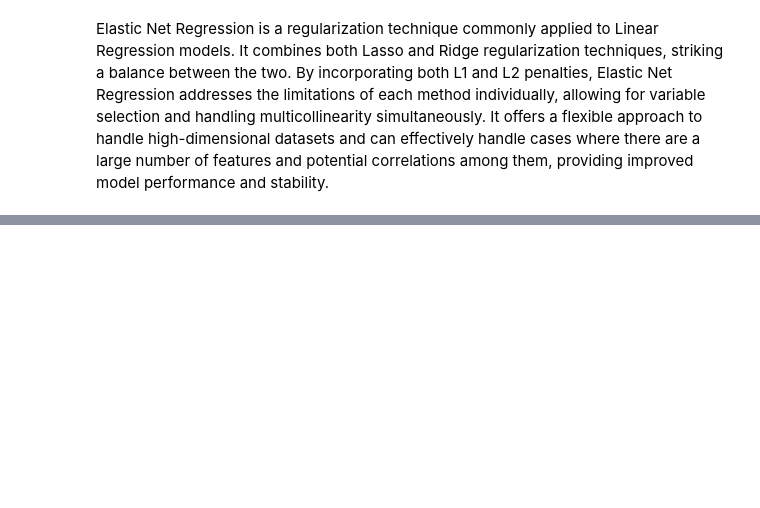
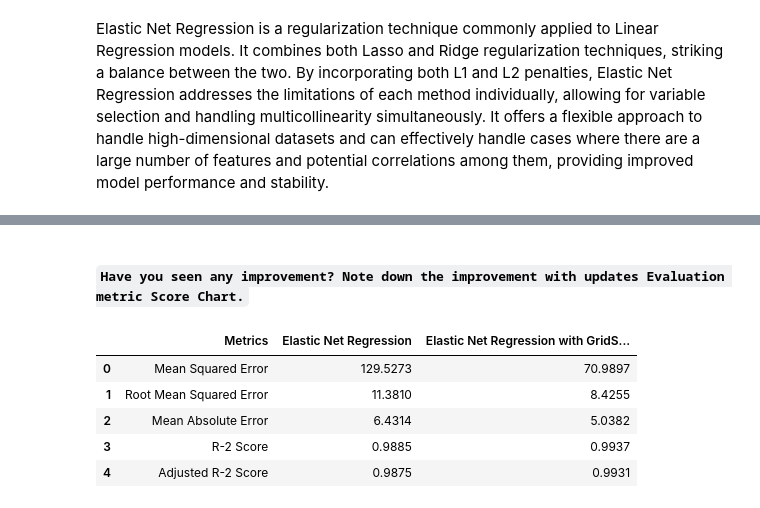
Before and after one commit to Srushti-Rodge/Capstone_Project_ML-Yes_Bank_Stock_Closing_Price_Prediction-, a Jupyter notebook: Capstone_Project_ML(Yes_Bank_Stock_Closing_Price_Prediction).ipynb, the cells around one changed output, grey strips where cells are left out. Drawn from its saved outputs; the diff is of its cells as text; code cells hidden in the pictures; blank space fills up the shorter version.

```diff
--- a/Capstone_Project_ML(Yes_Bank_Stock_Closing_Price_Prediction).ipynb
+++ b/Capstone_Project_ML(Yes_Bank_Stock_Closing_Price_Prediction).ipynb
@@ -1451,0 +1608,15 @@ Elastic Net Regression is a regularization technique commonly applied to Linear
+# %% [markdown]
+#### **`Have you seen any improvement? Note down the improvement with updates Evaluation metric Score Chart.`**
+# %%
+# Concatenate the evaluation metric dataframes for Elastic Net Regression
+elasticnet_comp_df = pd.concat([evametdf_elasticnet, evametdf_elasticnet_gscv.iloc[:, 1]], axis=1)
+
+# Display the concatenated dataframe
+elasticnet_comp_df
+# %% [output]
+|  | Metrics | Elastic Net Regression | Elastic Net Regression with GridS... |
+| 0 | Mean Squared Error | 129.5273 | 70.9897 |
+| 1 | Root Mean Squared Error | 11.3810 | 8.4255 |
+| 2 | Mean Absolute Error | 6.4314 | 5.0382 |
+| 3 | R-2 Score | 0.9885 | 0.9937 |
+| 4 | Adjusted R-2 Score | 0.9875 | 0.9931 |
```
Also changed, not shown: parts of 17 cells of this notebook.
